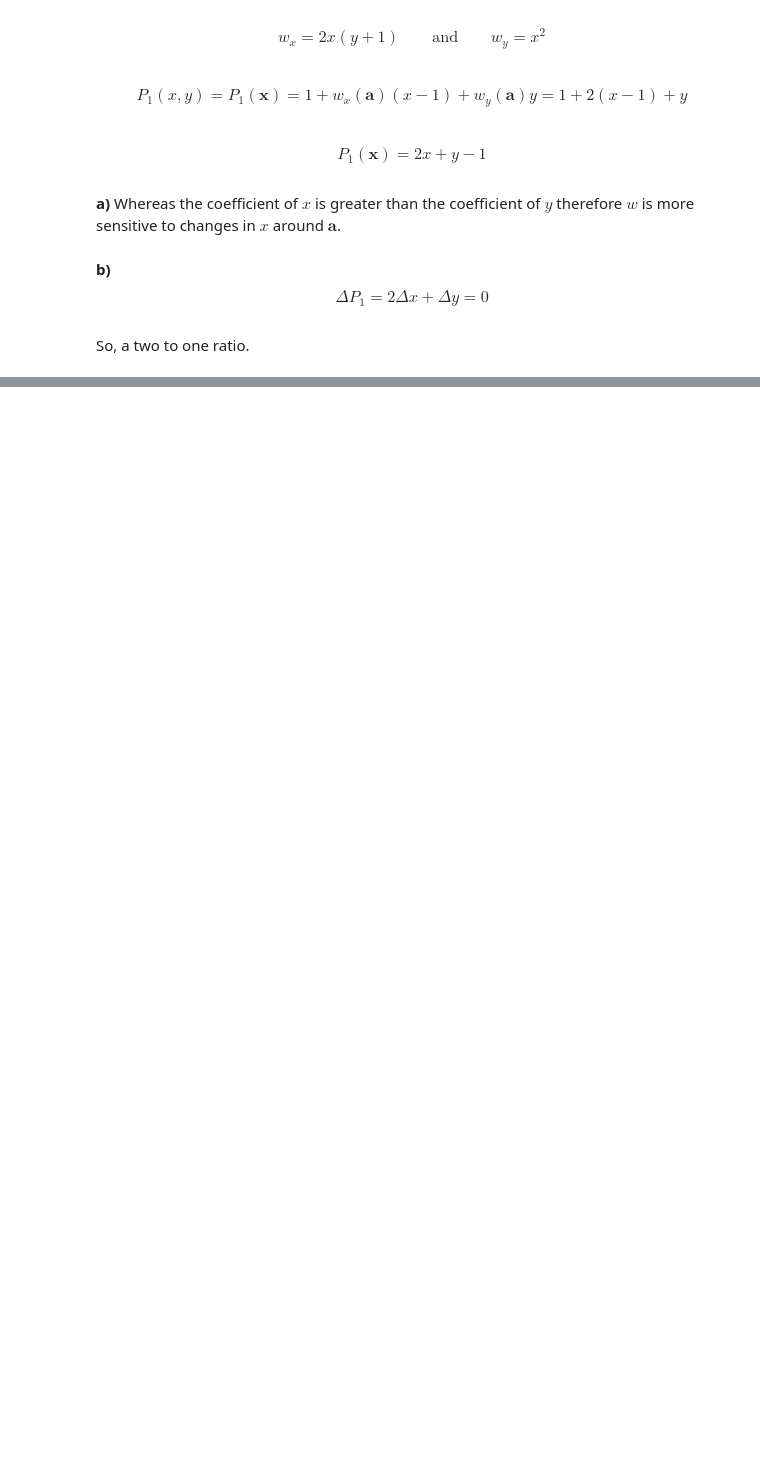
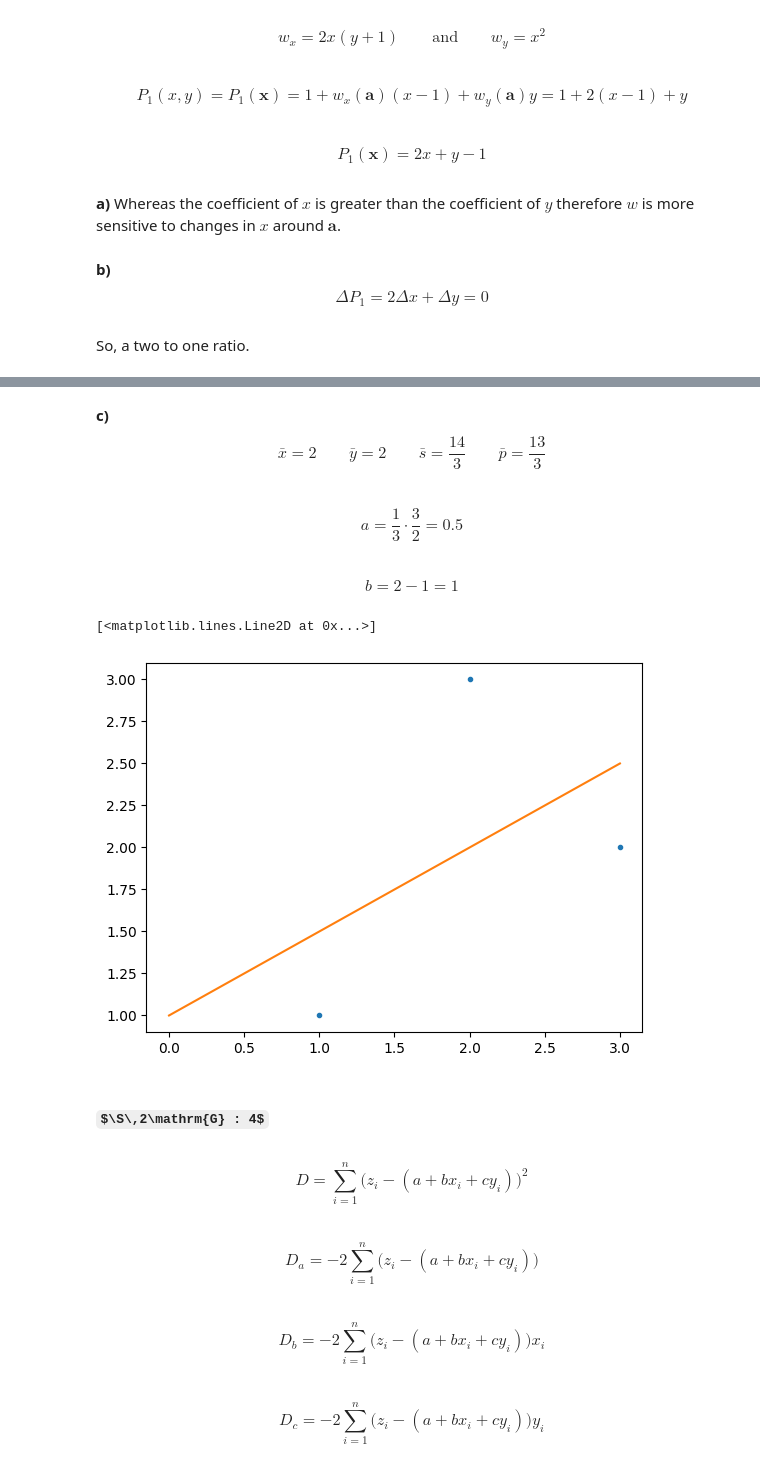
Before and after one commit to jordandll/MultivariableCalculus, a Jupyter notebook: PartialDerivatives/PartA/psets/pset4.ipynb, the cells around one changed output, grey strips where cells are left out. Cells and saved outputs as stored; diff of their text form; code cells hidden in the pictures; some formulas as TeX source; blank space fills up the shorter version.

```diff
--- a/PartialDerivatives/PartA/psets/pset4.ipynb
+++ b/PartialDerivatives/PartA/psets/pset4.ipynb
@@ -244,0 +540,27 @@ So, a two to one ratio.
+# %% [markdown]
+**c)**  $$ \bar{x} = 2 \quad\quad \bar{y} = 2 \quad\quad \bar{s} = \frac{14}{3} \quad\quad\bar{p} = \frac{13}{3}$$
+# %% [markdown]
+$$ a = \frac{1}{3}\cdot \frac{3}{2} = 0.5$$
+# %% [markdown]
+$$ b = 2 - 1 = 1$$
+# %%
+x = np.linspace(0,3,num=20)
+f = 0.5*x + 1
+
+fig, ax = plt.subplots()
+
+ax.plot([1,2,3],[1,3,2],'.')
+ax.plot(x,f)
+# %% [output]
+[<matplotlib.lines.Line2D at 0x...>]
+[figure, added]
+# %% [markdown]
+#### $\S\,2\mathrm{G} : 4$
+# %% [markdown]
+$$ D = \sum_{i=1}^n \big(z_i - (a+bx_i + cy_i)\big)^2$$
+# %% [markdown]
+$$ D_a = -2\sum_{i=1}^n\big(z_i-(a+bx_i + cy_i) \big)$$
+# %% [markdown]
+$$ D_b = -2\sum_{i=1}^n\big(z_i-(a+bx_i + cy_i)\big)x_i$$
+# %% [markdown]
+$$ D_c = -2\sum_{i=1}^n\big(z_i-(a+bx_i + cy_i)\big)y_i$$
```
Also changed, not shown: parts of 205 cells of this notebook.
